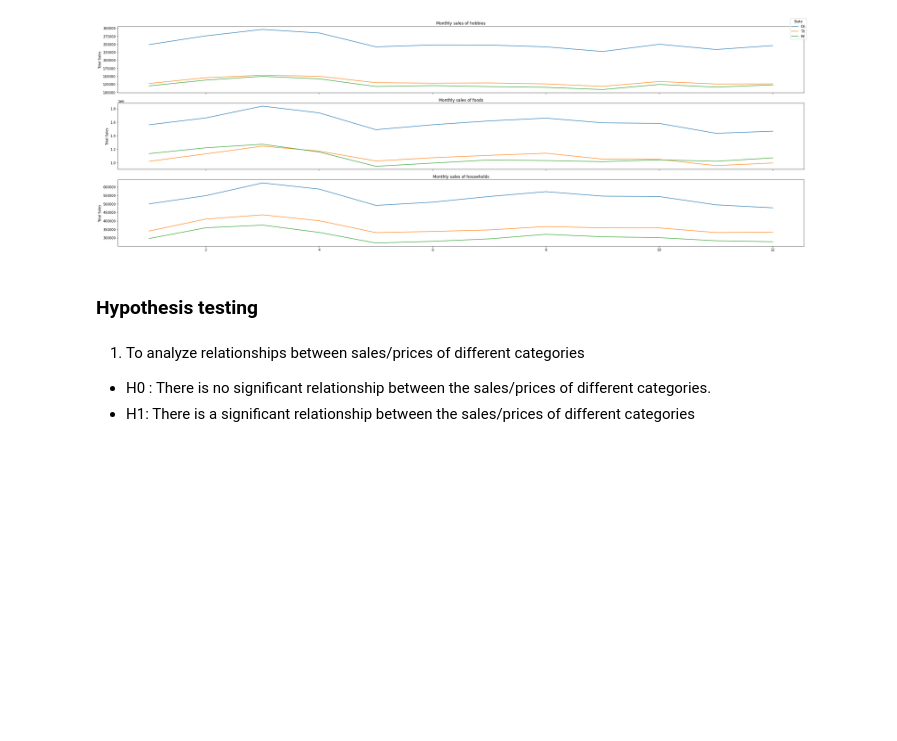
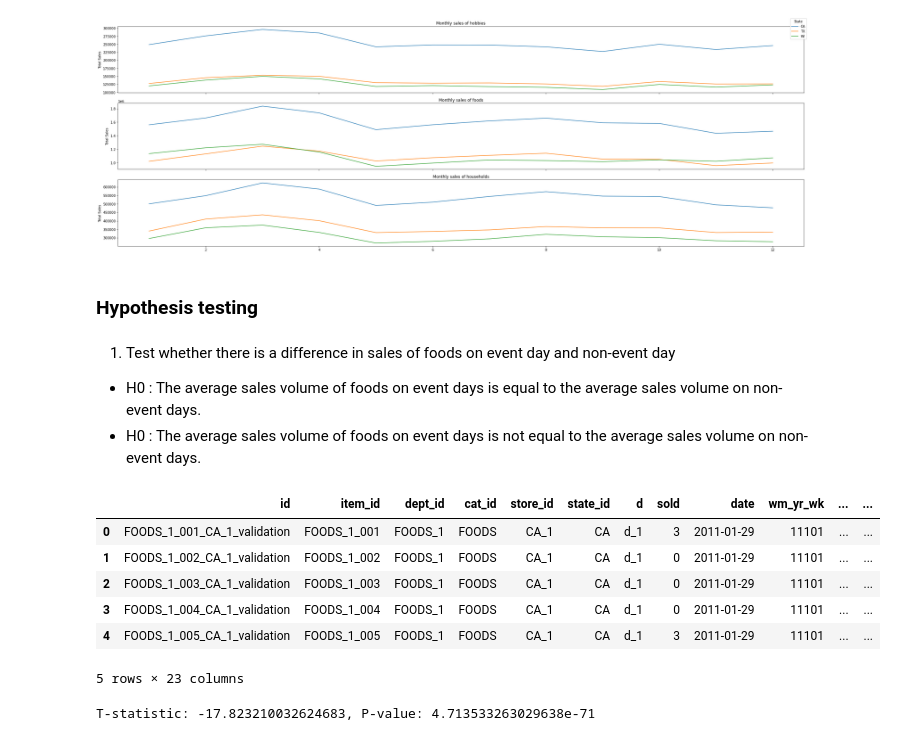
Before and after one commit to aaronmonash24/FYP, a Jupyter notebook: Data Analysis/DataExploration.ipynb, the cells around one changed output. Cells and saved outputs as stored; diff of their text form; code cells hidden in the pictures; blank space fills up the shorter version.

Commit message:
Add t-test for a difference in sales of items on event/non-event days
Test whether there is a difference in sales of households/foods/hobbies items on event day and non-event day

```diff
--- a/Data Analysis/DataExploration.ipynb
+++ b/Data Analysis/DataExploration.ipynb
@@ -985,6 +990,16 @@ plt.show()
 # %% [markdown]
 ### Hypothesis testing
 # %% [markdown]
-1. To analyze relationships between sales/prices of different categories
-- H0 : There is no significant relationship between the sales/prices of different categories.
-- H1: There is a significant relationship between the sales/prices of different categories
+1. Test whether there is a difference in sales of foods on event day and non-event day
+- H0 : The average sales volume of foods on event days is equal to the average sales volume on non-event days.
+- H0 : The average sales volume of foods on event days is not equal to the average sales volume on non-event days.
+# %%
+foods.head()
+# %% [output]
+|  | id | item_id | dept_id | cat_id | store_id | state_id | d | sold | date | wm_yr_wk | ... | ... |
+| 0 | FOODS_1_001_CA_1_validation | FOODS_1_001 | FOODS_1 | FOODS | CA_1 | CA | d_1 | 3 | 2011-01-29 | 11101 | ... | ... |
+| 1 | FOODS_1_002_CA_1_validation | FOODS_1_002 | FOODS_1 | FOODS | CA_1 | CA | d_1 | 0 | 2011-01-29 | 11101 | ... | ... |
+| 2 | FOODS_1_003_CA_1_validation | FOODS_1_003 | FOODS_1 | FOODS | CA_1 | CA | d_1 | 0 | 2011-01-29 | 11101 | ... | ... |
+| 3 | FOODS_1_004_CA_1_validation | FOODS_1_004 | FOODS_1 | FOODS | CA_1 | CA | d_1 | 0 | 2011-01-29 | 11101 | ... | ... |
+| 4 | FOODS_1_005_CA_1_validation | FOODS_1_005 | FOODS_1 | FOODS | CA_1 | CA | d_1 | 3 | 2011-01-29 | 11101 | ... | ... |
+5 rows × 23 columns
@@ -990,0 +1015,8 @@ plt.show()
+# %%
+from scipy import stats
+# Perform the t-test
+t_stat, p_value = stats.ttest_ind(event_sales.dropna(), non_event_sales.dropna(), equal_var=False)
+
+print(f'T-statistic: {t_stat}, P-value: {p_value}')
+# %% [output]
+T-statistic: -17.823210032624683, P-value: 4.713533263029638e-71
```
Also changed, not shown: parts of 19 cells of this notebook.
